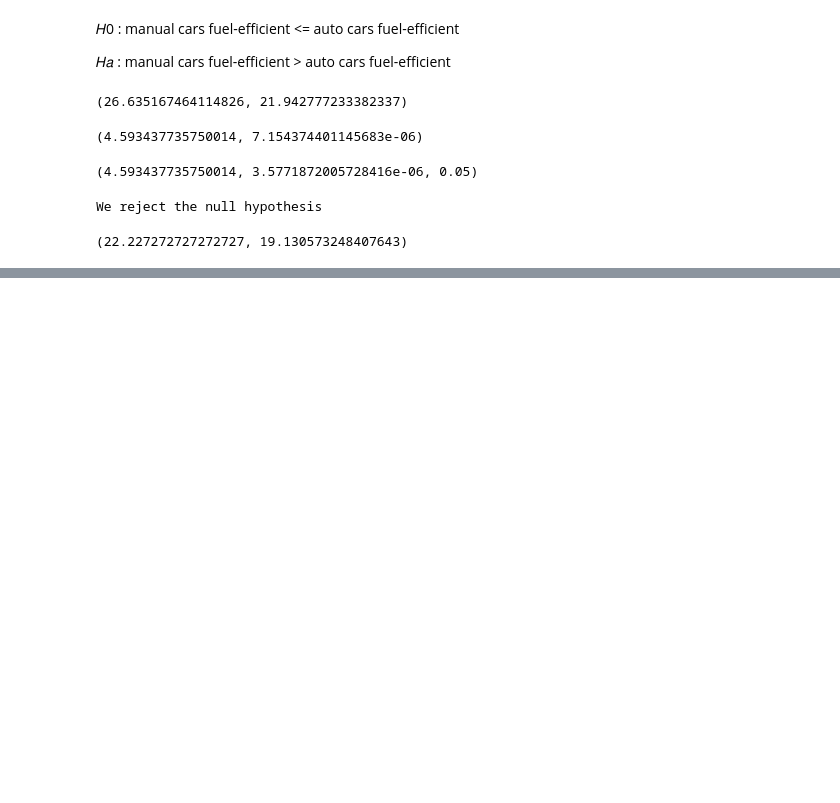
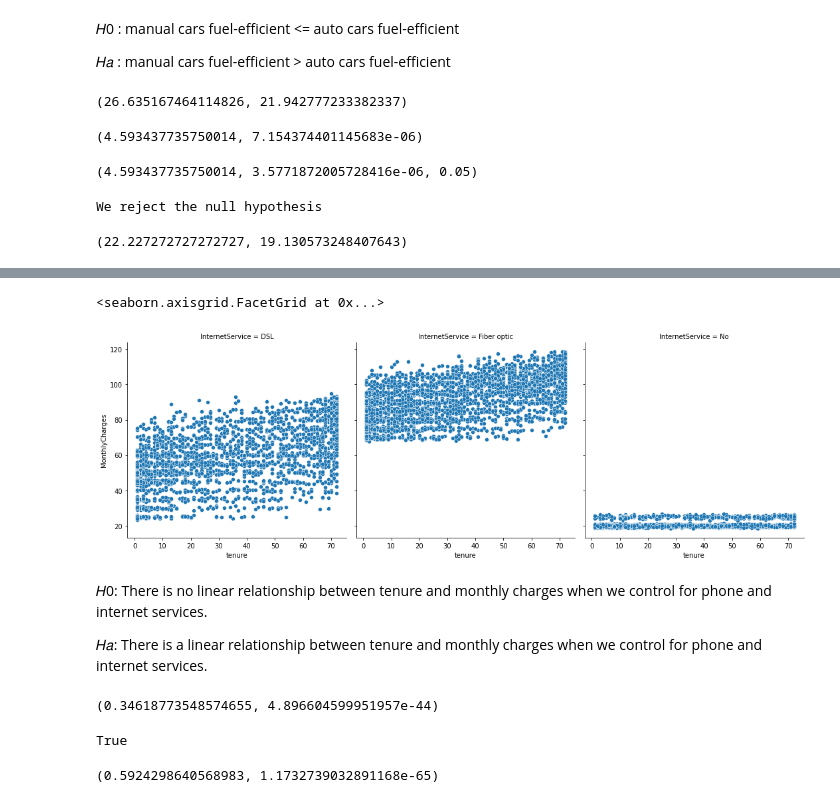
Before and after one commit to Chenchen070/statistics-exercises, a Jupyter notebook: hypothesis_testing.ipynb, the cells around one changed output, grey strips where cells are left out. Cells and saved outputs as stored; diff of their text form; code cells hidden in the pictures; blank space fills up the shorter version.

```diff
--- a/hypothesis_testing.ipynb
+++ b/hypothesis_testing.ipynb
@@ -281,0 +414,9 @@ manual.mean(), auto.mean()
+# %%
+sns.relplot(data=df, y='MonthlyCharges', x='tenure', col='InternetService')
+# %% [output]
+<seaborn.axisgrid.FacetGrid at 0x...>
+[figure, added]
+# %% [markdown]
+𝐻0: There is no linear relationship between tenure and monthly charges when we control for phone and internet services.
+
+𝐻𝑎: There is a linear relationship between tenure and monthly charges when we control for phone and internet services.
@@ -281,0 +438,14 @@ manual.mean(), auto.mean()
+# %%
+r_phone_only, p_phone_only = stats.pearsonr(phone_only_mc, phone_only_t)
+r_phone_only, p_phone_only
+# %% [output]
+(0.34618773548574655, 4.896604599951957e-44)
+# %%
+p_phone_only < alpha
+# %% [output]
+True
+# %%
+r_internet_only, p_internet_only = stats.pearsonr(internet_only_mc, internet_only_t)
+r_internet_only, p_internet_only
+# %% [output]
+(0.5924298640568983, 1.1732739032891168e-65)
```
Also changed, not shown: parts of 46 cells of this notebook.
